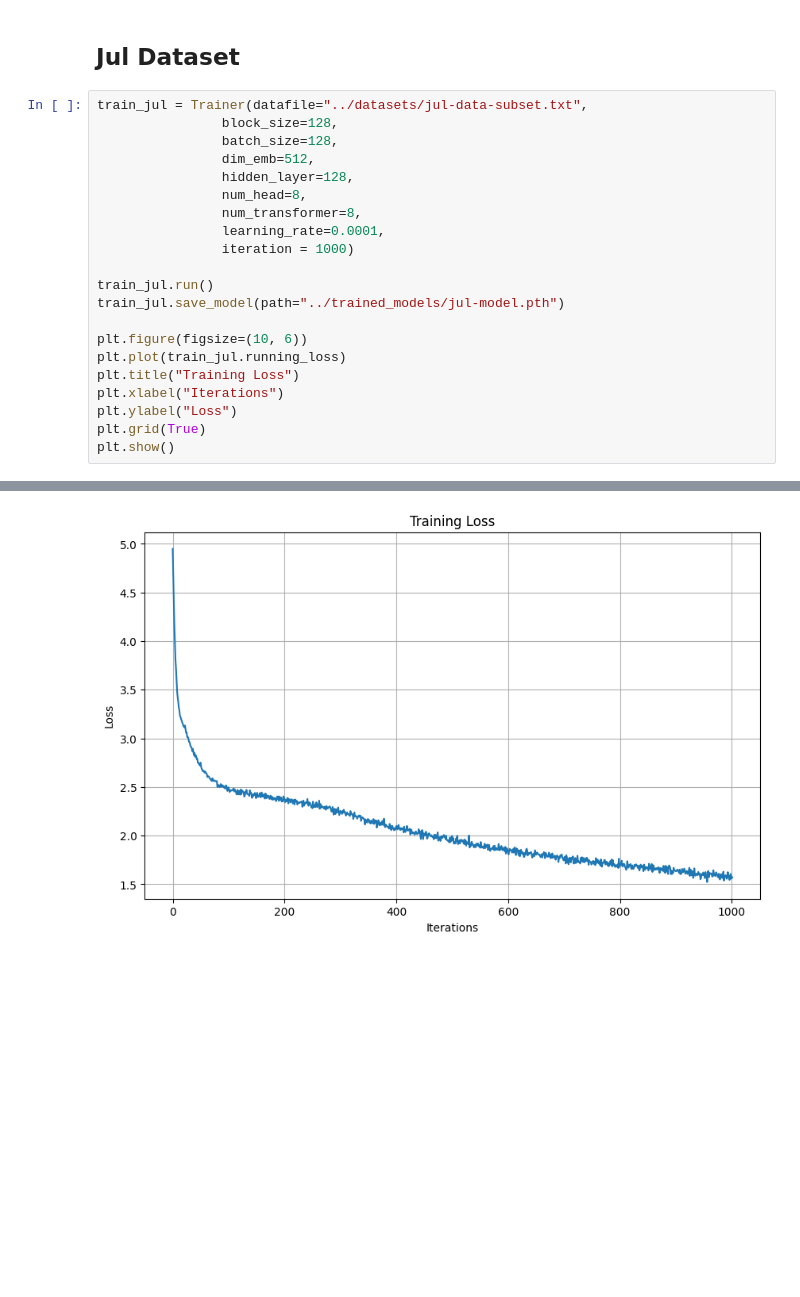
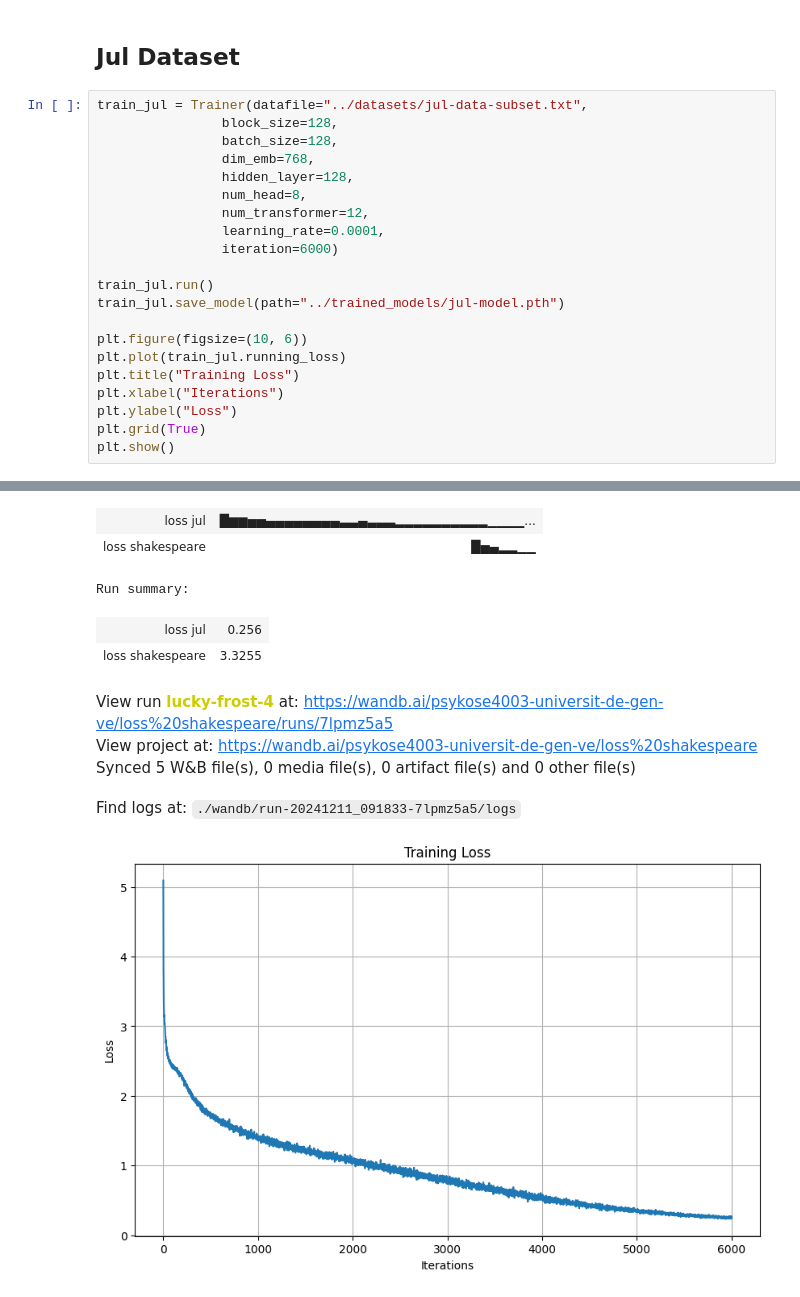
Before and after one commit to synaeira/language_model_project, a Jupyter notebook: src/test.ipynb, the cells around one changed output, grey strips where cells are left out. Saved outputs shown, nothing was run; the diff lists cells and outputs as text; blank space fills up the shorter version.

```diff
--- a/src/test.ipynb
+++ b/src/test.ipynb
@@ -121,12 +124,12 @@ The does of the p
 train_jul = Trainer(datafile="../datasets/jul-data-subset.txt",
                 block_size=128,
                 batch_size=128,
-                dim_emb=512,
+                dim_emb=768,
                 hidden_layer=128,
                 num_head=8,
-                num_transformer=8,
+                num_transformer=12,
                 learning_rate=0.0001,
-                iteration = 1000)
+                iteration=6000)
 
 train_jul.run()
 train_jul.save_model(path="../trained_models/jul-model.pth")
@@ -143,2 +147,11 @@ Training Progress: 1002batch [32:12,  1.93s/batch]
+| loss jul | █▆▆▅▅▄▄▄▄▄▄▄▄▃▃▄▃▃▃▂▂▂▂▂▂▂▂▂▂▁▁▁▁... |
+| loss shakespeare | █▅▄▂▂▁▁ |
+Run summary:
+| loss jul | 0.256 |
+| loss shakespeare | 3.3255 |
+View run lucky-frost-4 at: https://wandb.ai/psykose4003-universit-de-gen-ve/loss%20shakespeare/runs/7lpmz5a5
+View project at: https://wandb.ai/psykose4003-universit-de-gen-ve/loss%20shakespeare
+Synced 5 W&B file(s), 0 media file(s), 0 artifact file(s) and 0 other file(s)
+Find logs at: ./wandb/run-20241211_091833-7lpmz5a5/logs
-[figure, old version]
+[figure, new version]
 # %%
```
Also changed, not shown: parts of 5 cells of this notebook, 4 other files.
